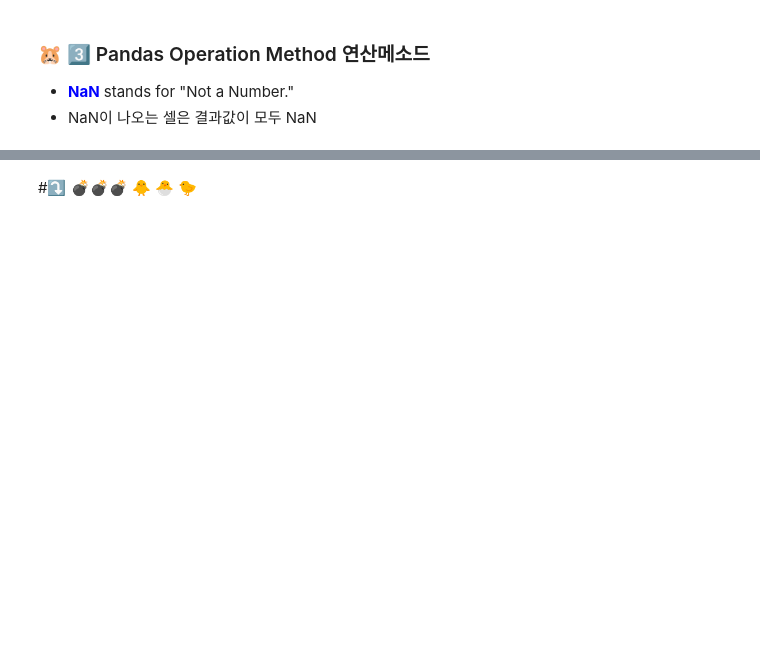
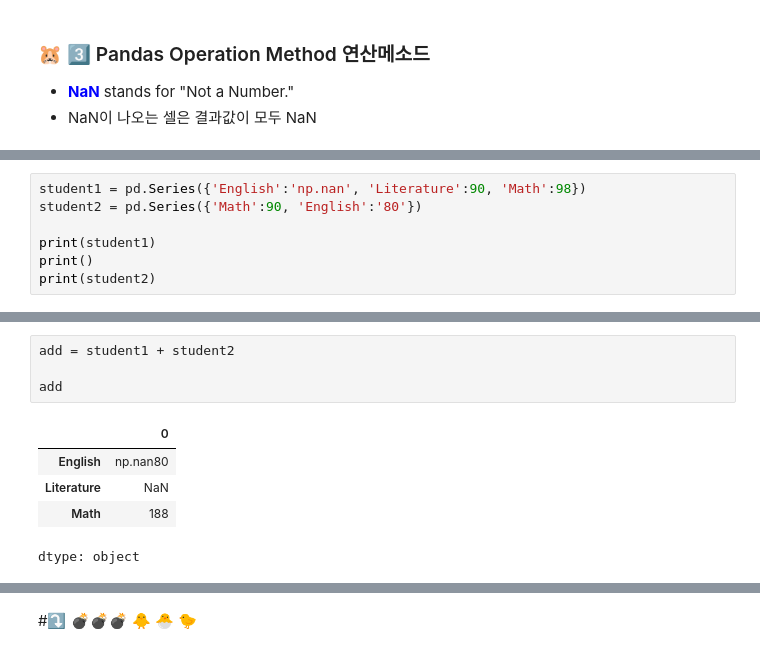
Before and after one commit to SEOWOOJI/Pandas_Stats_Data_Analysis_2025, a Jupyter notebook: 5_series_operation.ipynb, the cells around one changed output, grey strips where cells are left out. Cells and saved outputs as stored; diff of their text form; blank space fills up the shorter version.

```diff
--- a/5_series_operation.ipynb
+++ b/5_series_operation.ipynb
@@ -349,0 +284,7 @@ The <font color = 'red'>**NumPy**</font> package is a fundamental library for _n
+# %%
+student1 = pd.Series({'English':'np.nan', 'Literature':90, 'Math':98})
+student2 = pd.Series({'Math':90, 'English':'80'})
+
+print(student1)
+print()
+print(student2)
@@ -349,0 +300,10 @@ The <font color = 'red'>**NumPy**</font> package is a fundamental library for _n
+# %%
+add = student1 + student2
+
+add
+# %% [output]
+|  | 0 |
+| English | np.nan80 |
+| Literature | NaN |
+| Math | 188 |
+dtype: object
```
Also changed, not shown: parts of 38 cells of this notebook.
